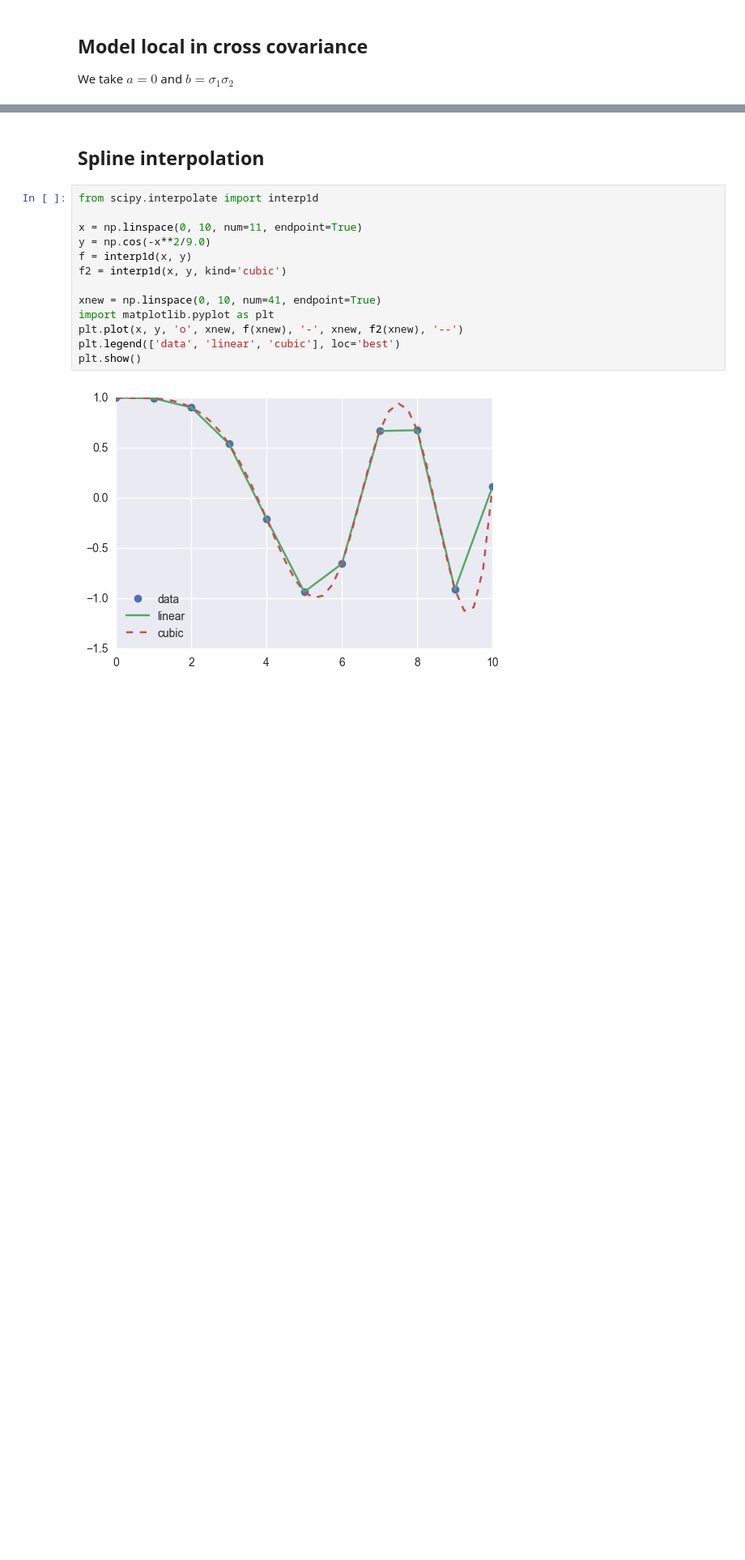
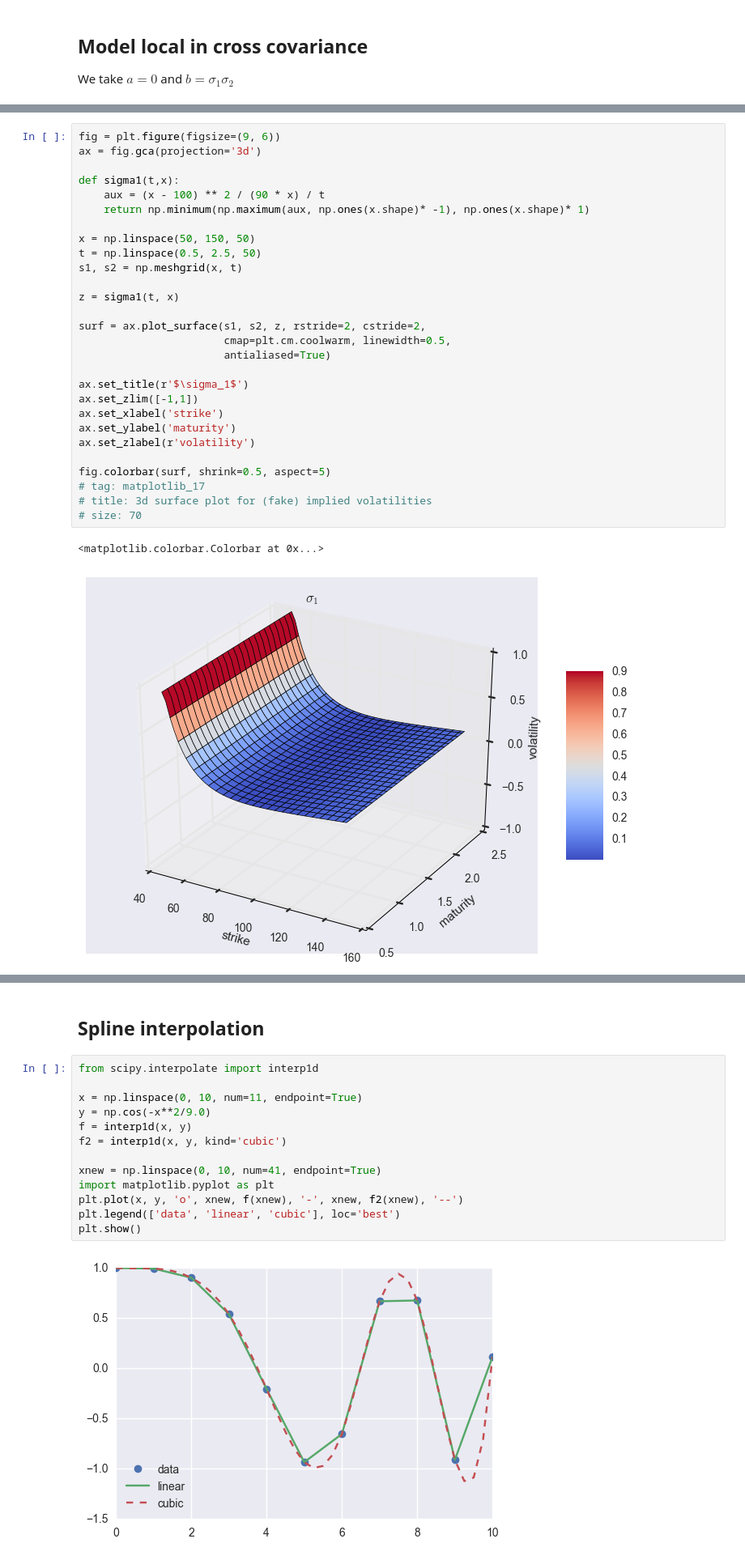
Before and after one commit to FelipeAndresG/FX-triangle, a Jupyter notebook: Code/FX_calibration.ipynb, the cells around one changed output, grey strips where cells are left out. Shown at 81% size. Drawn from its saved outputs; the diff is of its cells as text; blank space fills up the shorter version.

```diff
--- a/Code/FX_calibration.ipynb
+++ b/Code/FX_calibration.ipynb
@@ -478,0 +523,31 @@ fig.colorbar(surf, shrink=0.5, aspect=5)
+# %%
+fig = plt.figure(figsize=(9, 6))
+ax = fig.gca(projection='3d')
+
+def sigma1(t,x):
+    aux = (x - 100) ** 2 / (90 * x) / t
+    return np.minimum(np.maximum(aux, np.ones(x.shape)* -1), np.ones(x.shape)* 1)
+
+x = np.linspace(50, 150, 50)
+t = np.linspace(0.5, 2.5, 50)
+s1, s2 = np.meshgrid(x, t)
+
+z = sigma1(t, x)
+
+surf = ax.plot_surface(s1, s2, z, rstride=2, cstride=2,
+                       cmap=plt.cm.coolwarm, linewidth=0.5,
+                       antialiased=True)
+
+ax.set_title(r'$\sigma_1$')
+ax.set_zlim([-1,1])
+ax.set_xlabel('strike')
+ax.set_ylabel('maturity')
+ax.set_zlabel(r'volatility')
+
+fig.colorbar(surf, shrink=0.5, aspect=5)
+# tag: matplotlib_17
+# title: 3d surface plot for (fake) implied volatilities
+# size: 70
+# %% [output]
+<matplotlib.colorbar.Colorbar at 0x...>
+[figure, added]
```
Also changed, not shown: parts of 17 cells of this notebook, 21 other files.
